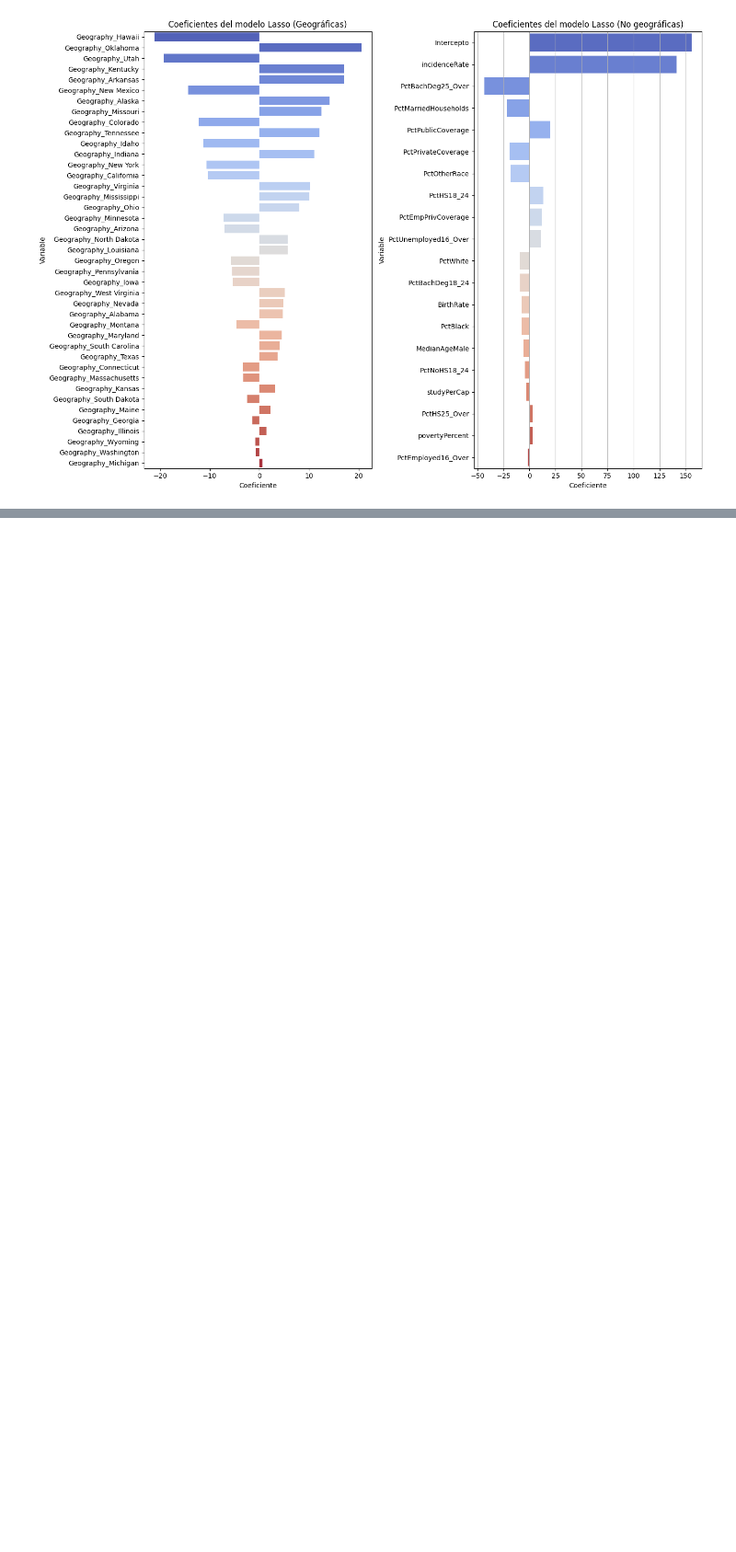
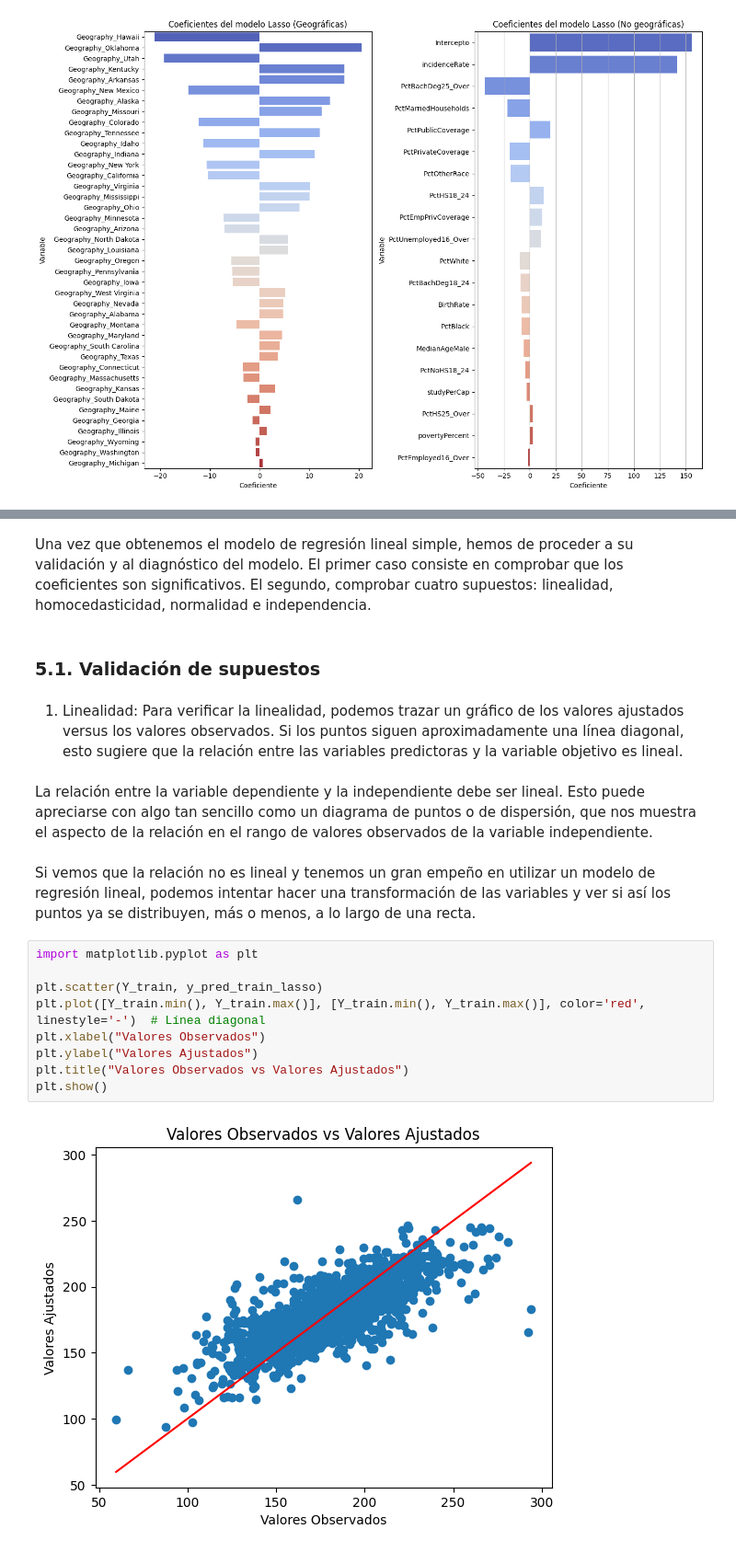
Before and after one commit to SantiagoM99/BI-Esculapio, a Jupyter notebook: Laboratorio2/Laboratorio 2.ipynb, the cells around one changed output, grey strips where cells are left out. Shown at 92% size. Cells and saved outputs as stored; diff of their text form; blank space fills up the shorter version.

```diff
--- a/Laboratorio2/Laboratorio 2.ipynb
+++ b/Laboratorio2/Laboratorio 2.ipynb
@@ -786,0 +840,21 @@ plt.show()
+# %% [markdown]
+Una vez que obtenemos el modelo de regresión lineal simple, hemos de proceder a su validación y al diagnóstico del modelo. El primer caso consiste en comprobar que los coeficientes son significativos. El segundo, comprobar cuatro supuestos: linealidad, homocedasticidad, normalidad e independencia.
+# %% [markdown]
+### 5.1. Validación de supuestos
+# %% [markdown]
+1. Linealidad: Para verificar la linealidad, podemos trazar un gráfico de los valores ajustados versus los valores observados. Si los puntos siguen aproximadamente una línea diagonal, esto sugiere que la relación entre las variables predictoras y la variable objetivo es lineal.
+# %% [markdown]
+La relación entre la variable dependiente y la independiente debe ser lineal. Esto puede apreciarse con algo tan sencillo como un diagrama de puntos o de dispersión, que nos muestra el aspecto de la relación en el rango de valores observados de la variable independiente.
+# %% [markdown]
+Si vemos que la relación no es lineal y tenemos un gran empeño en utilizar un modelo de regresión lineal, podemos intentar hacer una transformación de las variables y ver si así los puntos ya se distribuyen, más o menos, a lo largo de una recta.
+# %%
+import matplotlib.pyplot as plt
+
+plt.scatter(Y_train, y_pred_train_lasso)
+plt.plot([Y_train.min(), Y_train.max()], [Y_train.min(), Y_train.max()], color='red', linestyle='-')  # Línea diagonal
+plt.xlabel("Valores Observados")
+plt.ylabel("Valores Ajustados")
+plt.title("Valores Observados vs Valores Ajustados")
+plt.show()
+# %% [output]
+[figure, added]
```
Also changed, not shown: parts of 72 cells of this notebook, 4 other files.
